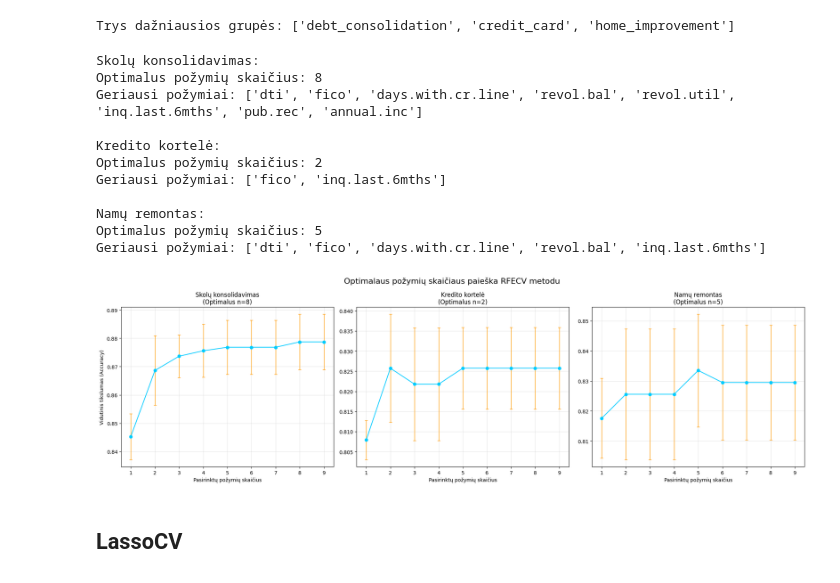
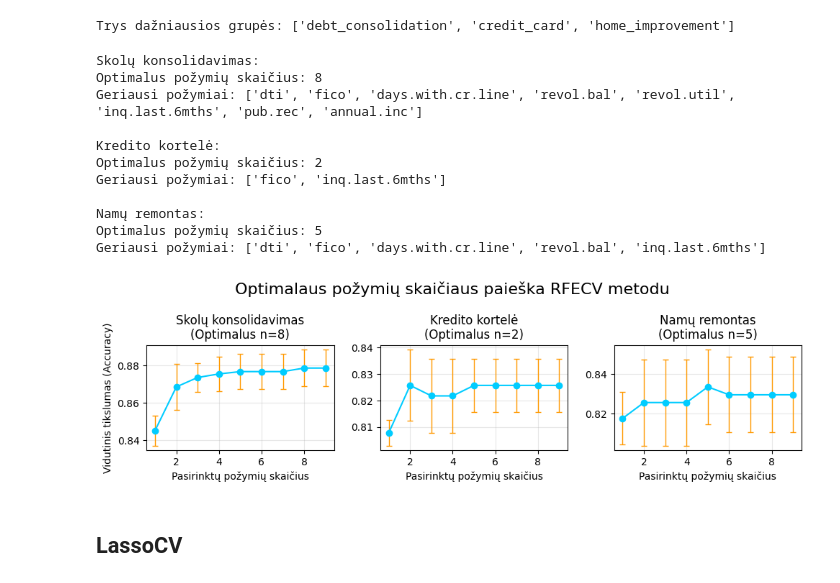
Before and after one commit to EvelinaDu/Papildomi_duomenu_vizualizavimo_skyriai, a Jupyter notebook: 3_laboratorinis/main.ipynb, the cells around one changed output. Cells and saved outputs as stored; diff of their text form; code cells hidden in the pictures.

```diff
--- a/3_laboratorinis/main.ipynb
+++ b/3_laboratorinis/main.ipynb
@@ -111,7 +118,7 @@ groups = [debt_consolidation_data, credit_card_data, home_improvement_data]
 titles = ["Skolų konsolidavimas", "Kredito kortelė", "Namų remontas"]
 file_names = ["rfecv_debt_consolidation.csv", "rfecv_credit_card.csv", "rfecv_home_improvement.csv"]
 
-plt.figure(figsize=(20, 6))
+plt.figure(figsize=(10, 3))
 
 for i, df in enumerate(groups):
     y = df['credit.policy']
@@ -148,34 +155,34 @@ for i, df in enumerate(groups):
         "std_test_score": rfecv.cv_results_["std_test_score"]
     })
 
     plt.errorbar(
         x=cv_res["n_features"],
         y=cv_res["mean_test_score"],
         yerr=cv_res["std_test_score"],
         fmt='-o', color='#00CCFF', ecolor='#FF9900', capsize=3, elinewidth=1, markeredgewidth=1
     )
 
     plt.title(f"{titles[i]}\n(Optimalus n={rfecv.n_features_})")
     plt.xlabel("Pasirinktų požymių skaičius")
     if i == 0: plt.ylabel("Vidutinis tikslumas (Accuracy)")
     plt.grid(alpha=0.3)
 
 plt.suptitle("Optimalaus požymių skaičiaus paieška RFECV metodu", fontsize=16)
 plt.tight_layout()
 plt.show()
 # %% [output]
 Skolų konsolidavimas:
 Optimalus požymių skaičius: 8
 Geriausi požymiai: ['dti', 'fico', 'days.with.cr.line', 'revol.bal', 'revol.util', 'inq.last.6mths', 'pub.rec', 'annual.inc']
 
 Kredito kortelė:
 Optimalus požymių skaičius: 2
 Geriausi požymiai: ['fico', 'inq.last.6mths']
 
 Namų remontas:
 Optimalus požymių skaičius: 5
 Geriausi požymiai: ['dti', 'fico', 'days.with.cr.line', 'revol.bal', 'inq.last.6mths']
-[figure, old version]
+[figure, new version]
 # %% [markdown]
 ## LassoCV
 # %%
```
Also changed, not shown: parts of 7 cells of this notebook.
